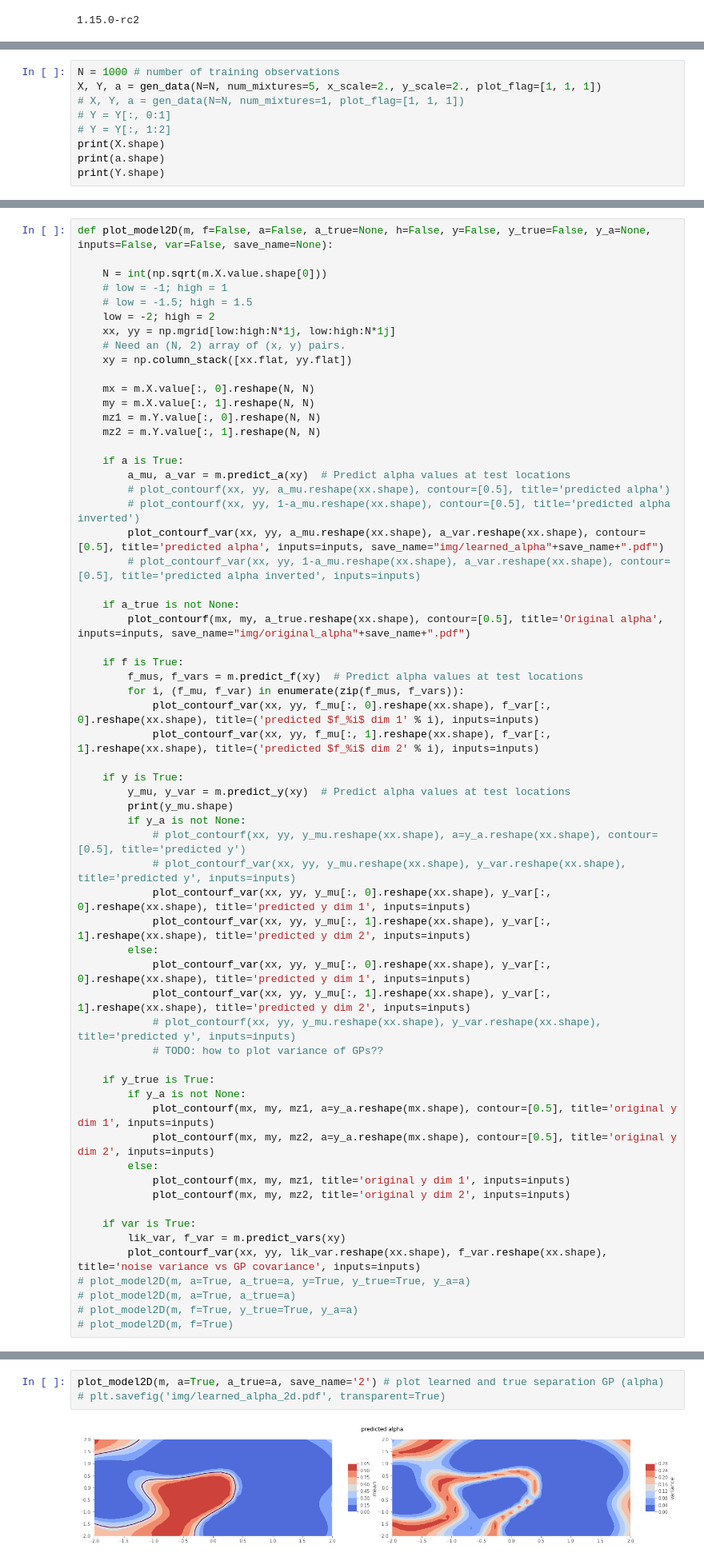
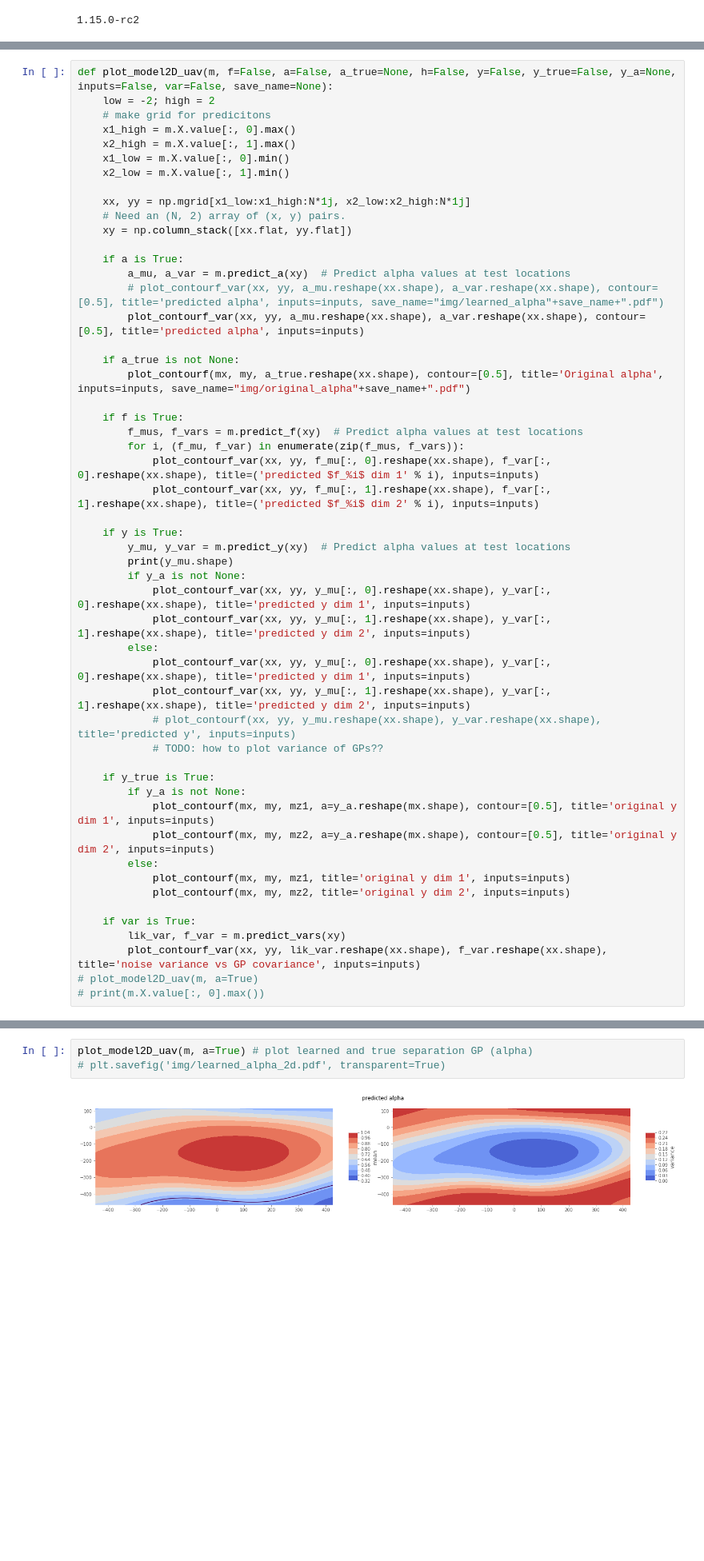
Before and after one commit to aidanscannell/trajectory-optimisation-in-learned-multimodal-dynamical-systems, a Jupyter notebook: notebooks/bi-modal-noise-svgp.ipynb, the cells around one changed output, grey strips where cells are left out. Shown at 80% size. Cells and saved outputs as stored; diff of their text form; blank space fills up the shorter version.

Commit message:
Removed generate_data method and plot_model2D method. Added import to collect uav data from file. Adjusted plot_contour method to rescale inputs when plotting.

```diff
--- a/notebooks/bi-modal-noise-svgp.ipynb
+++ b/notebooks/bi-modal-noise-svgp.ipynb
@@ -111,9 +62,0 @@ def gen_data(N=100, x_scale=1., y_scale=1., num_mixtures=5, low_noise_var=0.005,
-# %%
-N = 1000 # number of training observations
-X, Y, a = gen_data(N=N, num_mixtures=5, x_scale=2., y_scale=2., plot_flag=[1, 1, 1])
-# X, Y, a = gen_data(N=N, num_mixtures=1, plot_flag=[1, 1, 1])
-# Y = Y[:, 0:1]
-# Y = Y[:, 1:2]
-print(X.shape)
-print(a.shape)
-print(Y.shape)
@@ -155,27 +91,22 @@ def plot_loss(logger):
     plt.xlabel('iteration (x10)')
     plt.ylabel('ELBO');
 # %%
-def plot_model2D(m, f=False, a=False, a_true=None, h=False, y=False, y_true=False, y_a=None, inputs=False, var=False, save_name=None):
+def plot_model2D_uav(m, f=False, a=False, a_true=None, h=False, y=False, y_true=False, y_a=None, inputs=False, var=False, save_name=None):
+    low = -2; high = 2
+    # make grid for predicitons
+    x1_high = m.X.value[:, 0].max()
+    x2_high = m.X.value[:, 1].max()
+    x1_low = m.X.value[:, 0].min()
+    x2_low = m.X.value[:, 1].min()
 
-    N = int(np.sqrt(m.X.value.shape[0]))
-    # low = -1; high = 1
-    # low = -1.5; high = 1.5
-    low = -2; high = 2
-    xx, yy = np.mgrid[low:high:N*1j, low:high:N*1j]
+    xx, yy = np.mgrid[x1_low:x1_high:N*1j, x2_low:x2_high:N*1j]
     # Need an (N, 2) array of (x, y) pairs.
     xy = np.column_stack([xx.flat, yy.flat])
 
-    mx = m.X.value[:, 0].reshape(N, N)
-    my = m.X.value[:, 1].reshape(N, N)
-    mz1 = m.Y.value[:, 0].reshape(N, N)
-    mz2 = m.Y.value[:, 1].reshape(N, N)
-
     if a is True:
         a_mu, a_var = m.predict_a(xy)  # Predict alpha values at test locations
-        # plot_contourf(xx, yy, a_mu.reshape(xx.shape), contour=[0.5], title='predicted alpha')
-        # plot_contourf(xx, yy, 1-a_mu.reshape(xx.shape), contour=[0.5], title='predicted alpha inverted')
-        plot_contourf_var(xx, yy, a_mu.reshape(xx.shape), a_var.reshape(xx.shape), contour=[0.5], title='predicted alpha', inputs=inputs, save_name="img/learned_alpha"+save_name+".pdf")
-        # plot_contourf_var(xx, yy, 1-a_mu.reshape(xx.shape), a_var.reshape(xx.shape), contour=[0.5], title='predicted alpha inverted', inputs=inputs)
+        # plot_contourf_var(xx, yy, a_mu.reshape(xx.shape), a_var.reshape(xx.shape), contour=[0.5], title='predicted alpha', inputs=inputs, save_name="img/learned_alpha"+save_name+".pdf")
+        plot_contourf_var(xx, yy, a_mu.reshape(xx.shape), a_var.reshape(xx.shape), contour=[0.5], title='predicted alpha', inputs=inputs)
 
     if a_true is not None:
         plot_contourf(mx, my, a_true.reshape(xx.shape), contour=[0.5], title='Original alpha', inputs=inputs, save_name="img/original_alpha"+save_name+".pdf")
@@ -190,8 +121,6 @@ def plot_model2D(m, f=False, a=False, a_true=None, h=False, y=False, y_true=Fals
         y_mu, y_var = m.predict_y(xy)  # Predict alpha values at test locations
         print(y_mu.shape)
         if y_a is not None:
-            # plot_contourf(xx, yy, y_mu.reshape(xx.shape), a=y_a.reshape(xx.shape), contour=[0.5], title='predicted y')
-            # plot_contourf_var(xx, yy, y_mu.reshape(xx.shape), y_var.reshape(xx.shape), title='predicted y', inputs=inputs)
             plot_contourf_var(xx, yy, y_mu[:, 0].reshape(xx.shape), y_var[:, 0].reshape(xx.shape), title='predicted y dim 1', inputs=inputs)
             plot_contourf_var(xx, yy, y_mu[:, 1].reshape(xx.shape), y_var[:, 1].reshape(xx.shape), title='predicted y dim 2', inputs=inputs)
         else:
@@ -211,10 +140,8 @@ def plot_model2D(m, f=False, a=False, a_true=None, h=False, y=False, y_true=Fals
     if var is True:
         lik_var, f_var = m.predict_vars(xy)
         plot_contourf_var(xx, yy, lik_var.reshape(xx.shape), f_var.reshape(xx.shape), title='noise variance vs GP covariance', inputs=inputs)
-# plot_model2D(m, a=True, a_true=a, y=True, y_true=True, y_a=a)
-# plot_model2D(m, a=True, a_true=a)
-# plot_model2D(m, f=True, y_true=True, y_a=a)
-# plot_model2D(m, f=True)
+# plot_model2D_uav(m, a=True)
+# print(m.X.value[:, 0].max())
 # %%
 from gpflow import kullback_leiblers, settings, transforms, features
 from gpflow.conditionals import conditional, Kuu
@@ -569,5 +486,5 @@ plot_loss(logger)
 # %%
-plot_model2D(m, a=True, a_true=a, save_name='2') # plot learned and true separation GP (alpha)
+plot_model2D_uav(m, a=True) # plot learned and true separation GP (alpha)
 # plt.savefig('img/learned_alpha_2d.pdf', transparent=True)
 # %% [output]
-[figure, old version]
+[figure, new version]
```
Also changed, not shown: parts of 13 cells of this notebook.
